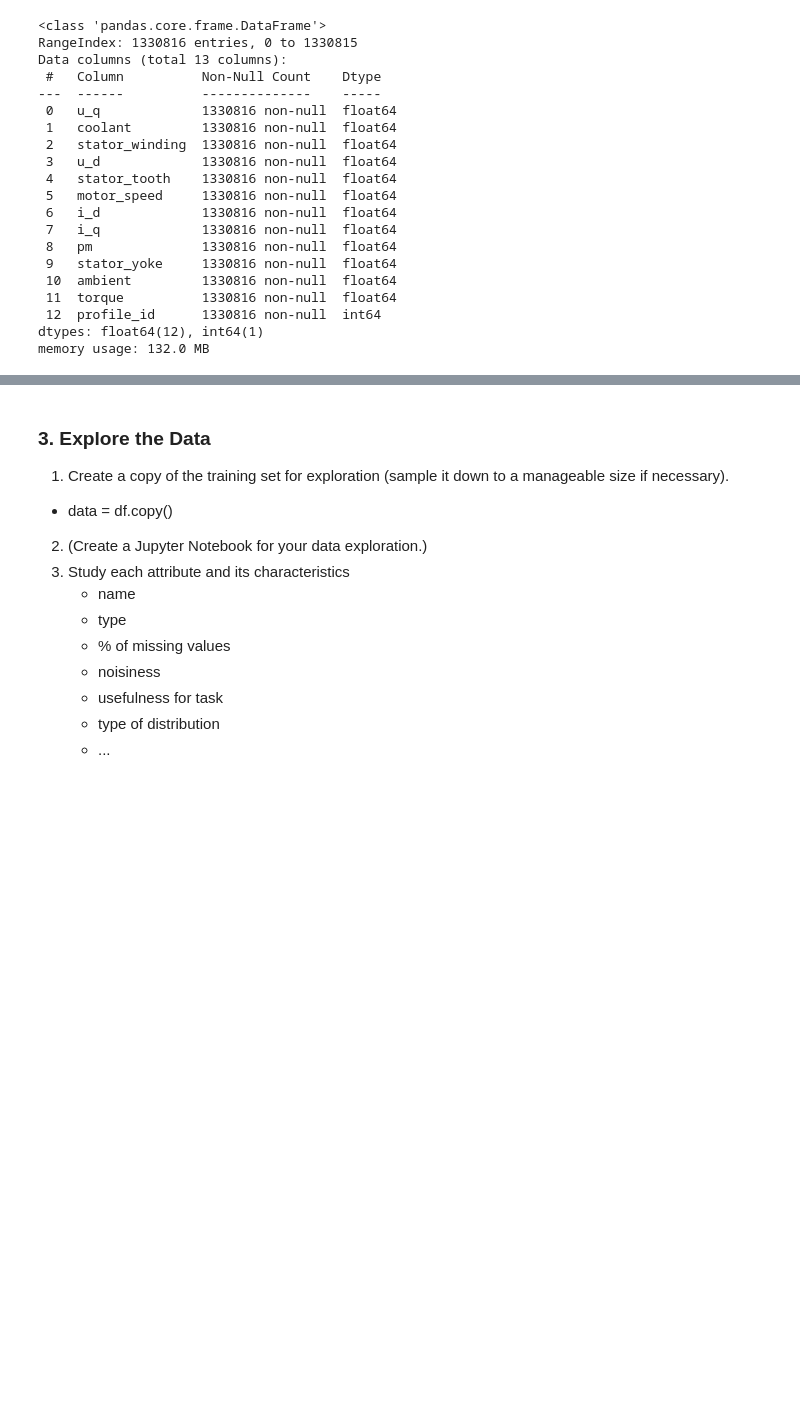
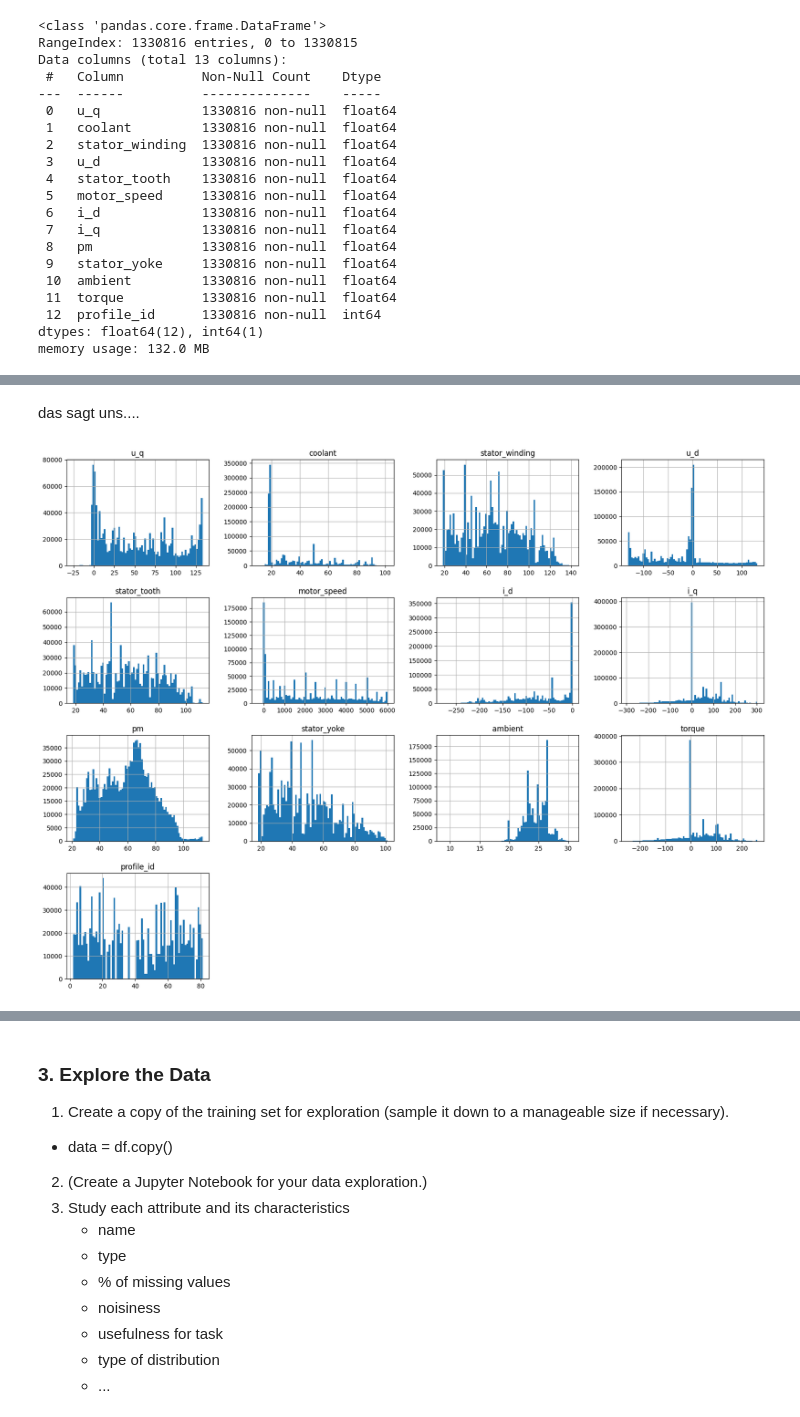
Before and after one commit to fynnbuhl/ML-SS25, a Jupyter notebook: Projekt_Gruppe9_MotorTemperatur.ipynb, the cells around one changed output, grey strips where cells are left out. Drawn from its saved outputs; the diff is of its cells as text; code cells hidden in the pictures; blank space fills up the shorter version.

Commit message:
data import and testset creation

```diff
--- a/Projekt_Gruppe9_MotorTemperatur.ipynb
+++ b/Projekt_Gruppe9_MotorTemperatur.ipynb
@@ -57,8 +74,4 @@ Quelle: _https://www.kaggle.com/datasets/wkirgsn/electric-motor-temperature_
 # %%
-# import required packages
-import os
-import pandas as pd
-
 # Define the path where the data file is stored
 DATA_PATH = "./"
 
@@ -68,10 +81,10 @@ def load_motor_data(data_path=DATA_PATH):
     return pd.read_csv(csv_path)
 
 # Load the motor dataset using the defined function
-motor = load_motor_data(DATA_PATH)
+data = load_motor_data(DATA_PATH)
 
 # Display information about the loaded DataFrame
-motor.info()
+data.info()
 # %% [output]
 <class 'pandas.core.frame.DataFrame'>
 RangeIndex: 1330816 entries, 0 to 1330815
@@ -95,0 +135,7 @@ memory usage: 132.0 MB
+# %% [markdown]
+das sagt uns....
+# %%
+data.hist(bins=80, figsize=(20,15))
+plt.show()
+# %% [output]
+[figure, added]
```
Also changed, not shown: parts of 13 cells of this notebook.
